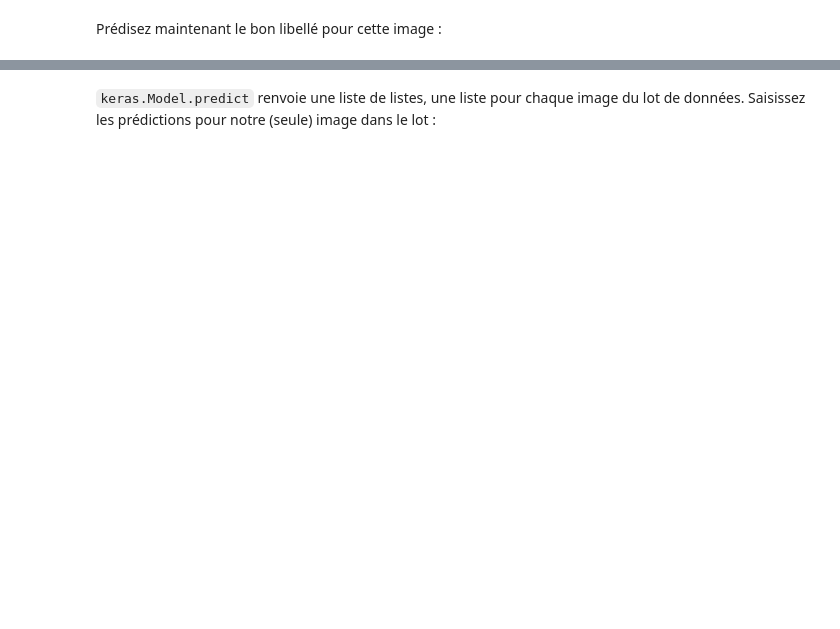
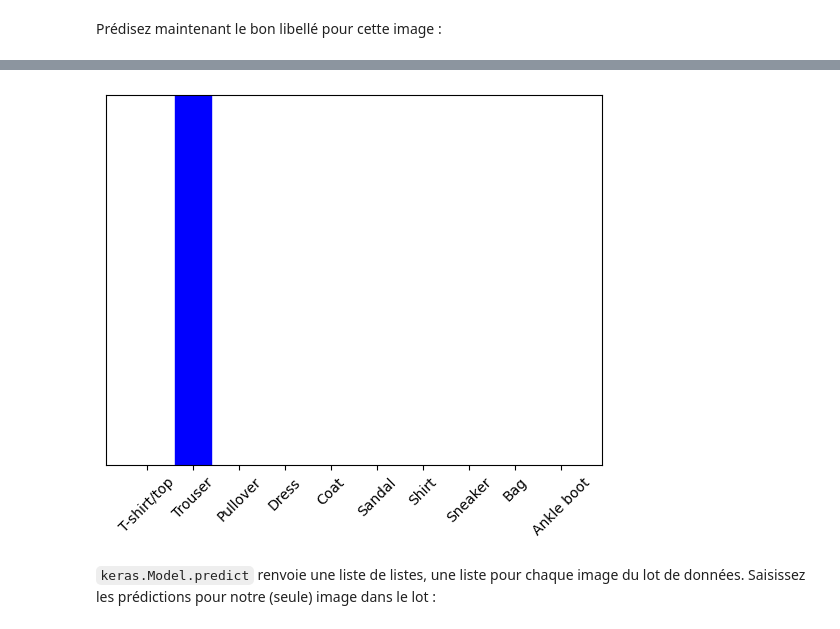
Before and after one commit to lsteffenel/CHPS0704, a Jupyter notebook: TP4/03_Classification_FashionMNIST.ipynb, the cells around one changed output, grey strips where cells are left out. Cells and saved outputs as stored; diff of their text form; code cells hidden in the pictures; blank space fills up the shorter version.

```diff
--- a/TP4/03_Classification_FashionMNIST.ipynb
+++ b/TP4/03_Classification_FashionMNIST.ipynb
@@ -420,2 +464,2 @@ test_dataset = test_dataset.cache().batch(BATCH_SIZE)
-# %%
-model2.fit(train_dataset, epochs=10, steps_per_epoch=math.ceil(num_train_examples/BATCH_SIZE))
+# %%
+model2.fit(train_images, train_labels, epochs=10, batch_size=32)
@@ -541,6 +637,8 @@ print(predictions_single)
 # %%
-plot_value_array(0, predictions_single, test_labels)
+plot_value_array(0, predictions_single, label_single)
 _ = plt.xticks(range(10), class_names, rotation=45)
+# %% [output]
+[figure, added]
 # %% [markdown]
 `keras.Model.predict` renvoie une liste de listes, une liste pour chaque image du lot de données. Saisissez les prédictions pour notre (seule) image dans le lot :
 # %%
```
Also changed, not shown: parts of 51 cells of this notebook.
